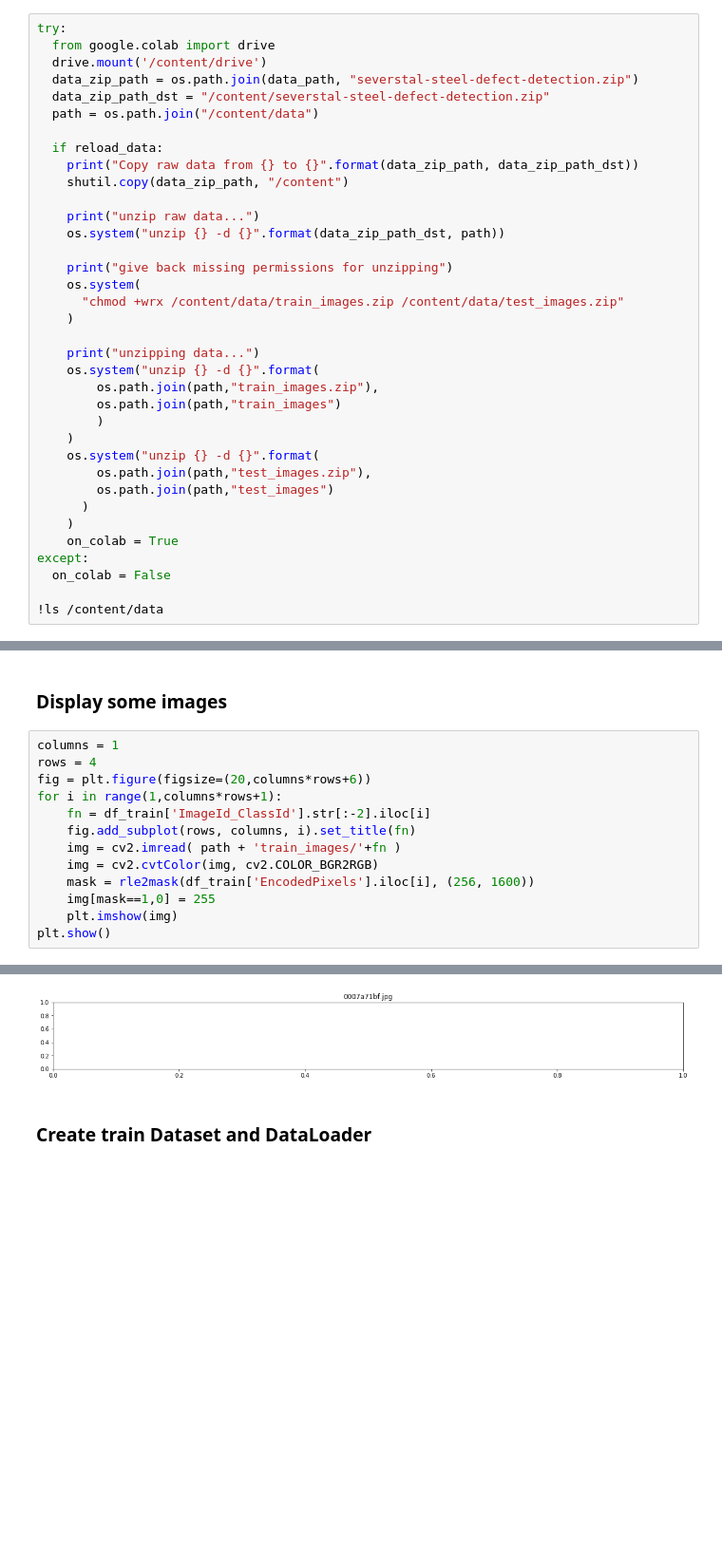
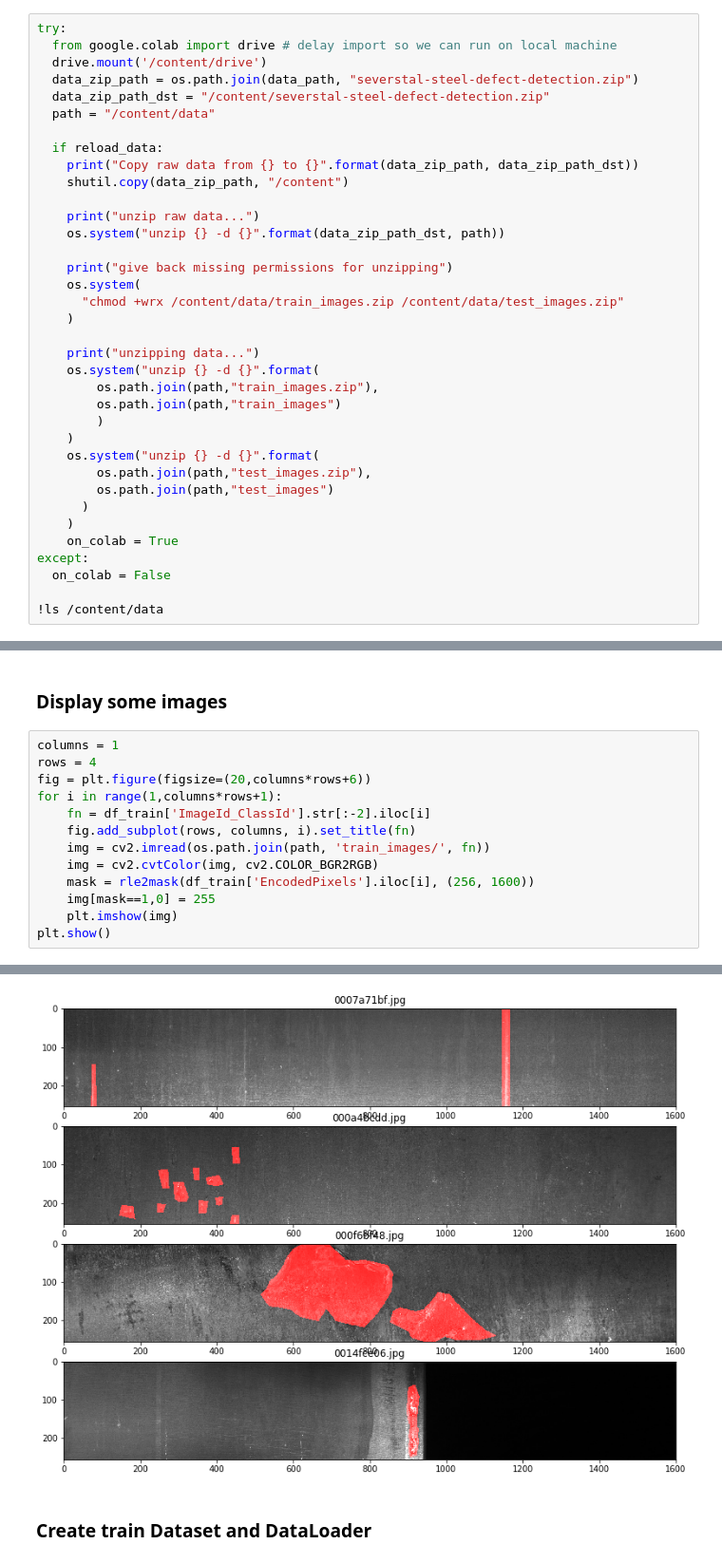
Before and after one commit to alongstar518/steal_defect_classficiation_segementation, a Jupyter notebook: base.ipynb, the cells around one changed output, grey strips where cells are left out. Shown at 95% size. Cells and saved outputs as stored; diff of their text form; blank space fills up the shorter version.

```diff
--- a/base.ipynb
+++ b/base.ipynb
@@ -52,11 +52,11 @@ data_path = "/content/drive/My Drive/share" # path to data on google drive
 ### download data
 # %%
 try:
-  from google.colab import drive
+  from google.colab import drive # delay import so we can run on local machine
   drive.mount('/content/drive')
   data_zip_path = os.path.join(data_path, "severstal-steel-defect-detection.zip")
   data_zip_path_dst = "/content/severstal-steel-defect-detection.zip"
-  path = os.path.join("/content/data")
+  path = "/content/data"
 
   if reload_data:
     print("Copy raw data from {} to {}".format(data_zip_path, data_zip_path_dst))
@@ -161,7 +161,7 @@ fig = plt.figure(figsize=(20,columns*rows+6))
 for i in range(1,columns*rows+1):
     fn = df_train['ImageId_ClassId'].str[:-2].iloc[i]
     fig.add_subplot(rows, columns, i).set_title(fn)
-    img = cv2.imread( path + 'train_images/'+fn )
+    img = cv2.imread(os.path.join(path, 'train_images/', fn))
     img = cv2.cvtColor(img, cv2.COLOR_BGR2RGB)
     mask = rle2mask(df_train['EncodedPixels'].iloc[i], (256, 1600))
     img[mask==1,0] = 255
@@ -172,4 +171,4 @@ error: ignored
-[figure, old version]
+[figure, new version]
 # %% [markdown]
 ### Create train Dataset and DataLoader
 # %%
```
Also changed, not shown: parts of 2 cells of this notebook.
